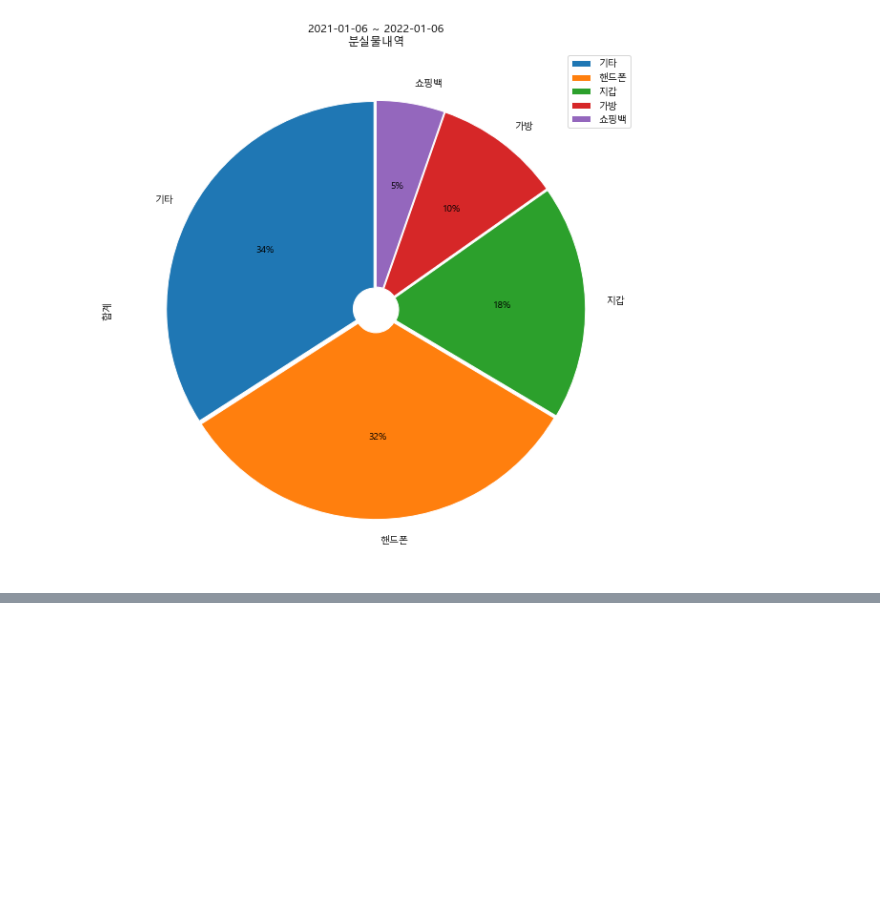
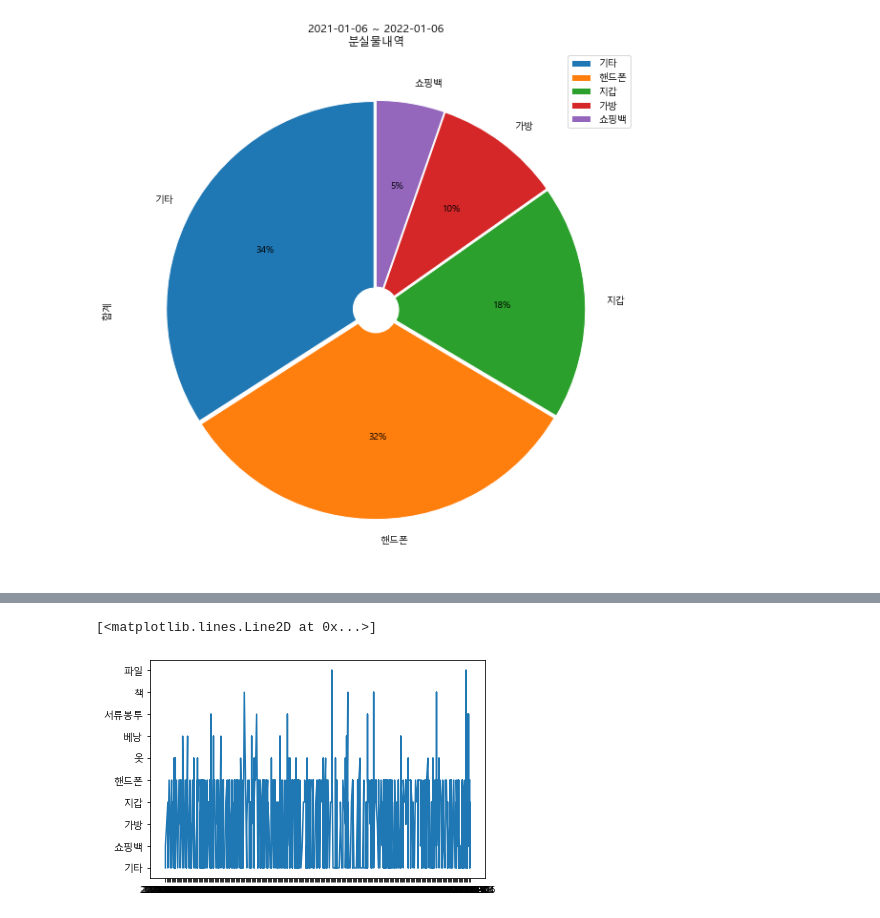
Before and after one commit to kin8089/Python, a Jupyter notebook: project.ipynb, the cells around one changed output, grey strips where cells are left out. Drawn from its saved outputs; the diff is of its cells as text; code cells hidden in the pictures; blank space fills up the shorter version.

```diff
--- a/project.ipynb
+++ b/project.ipynb
@@ -158,0 +184,5 @@ years_df.plot.pie(x='1년',y='합계',labels = years_df['1년'],autopct='%.f%%',
+# %%
+plt.plot(b['등록일자'],b['분실물종류'])
+# %% [output]
+[<matplotlib.lines.Line2D at 0x...>]
+[figure, added]
```
Also changed, not shown: parts of 4 cells of this notebook.
